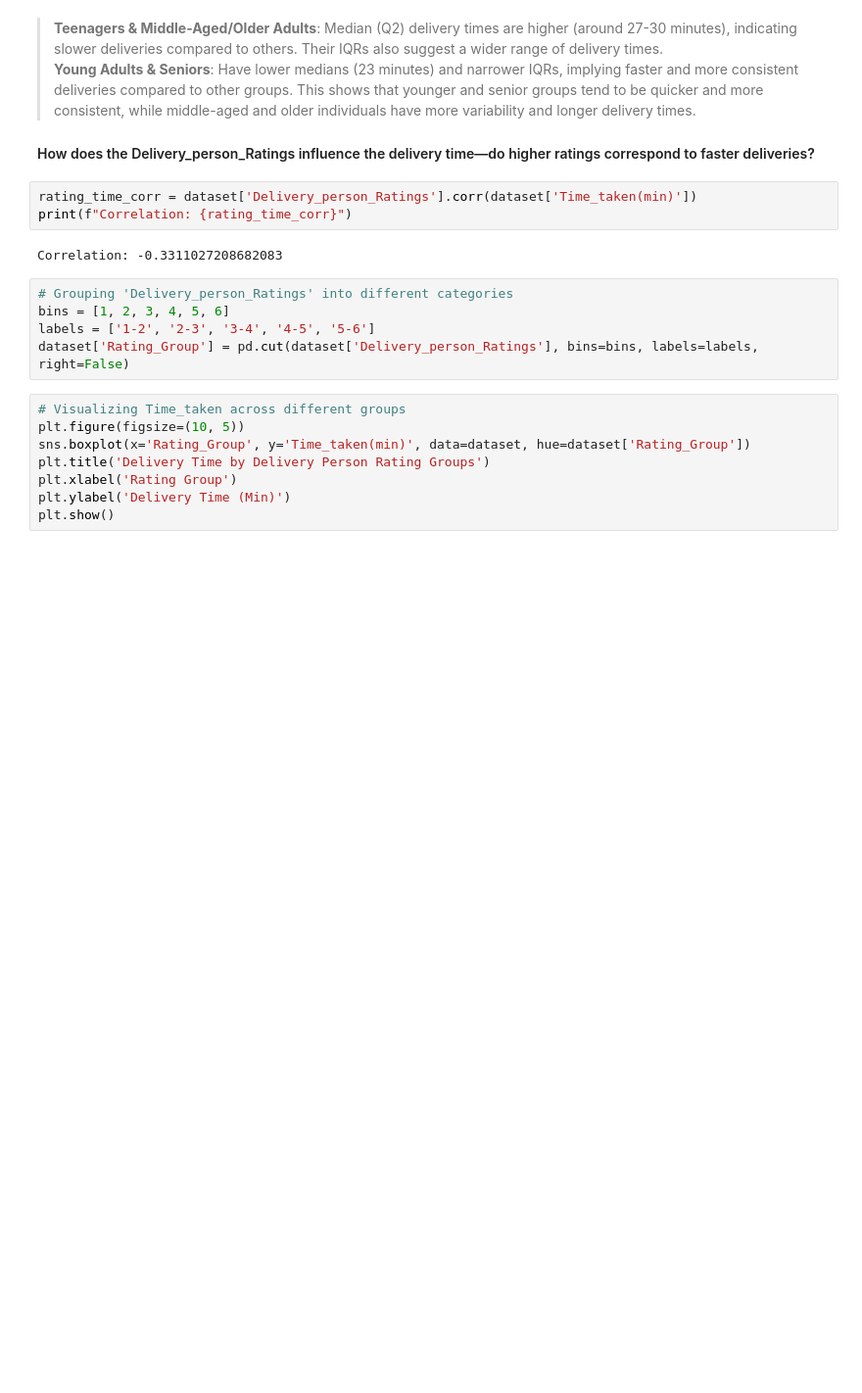
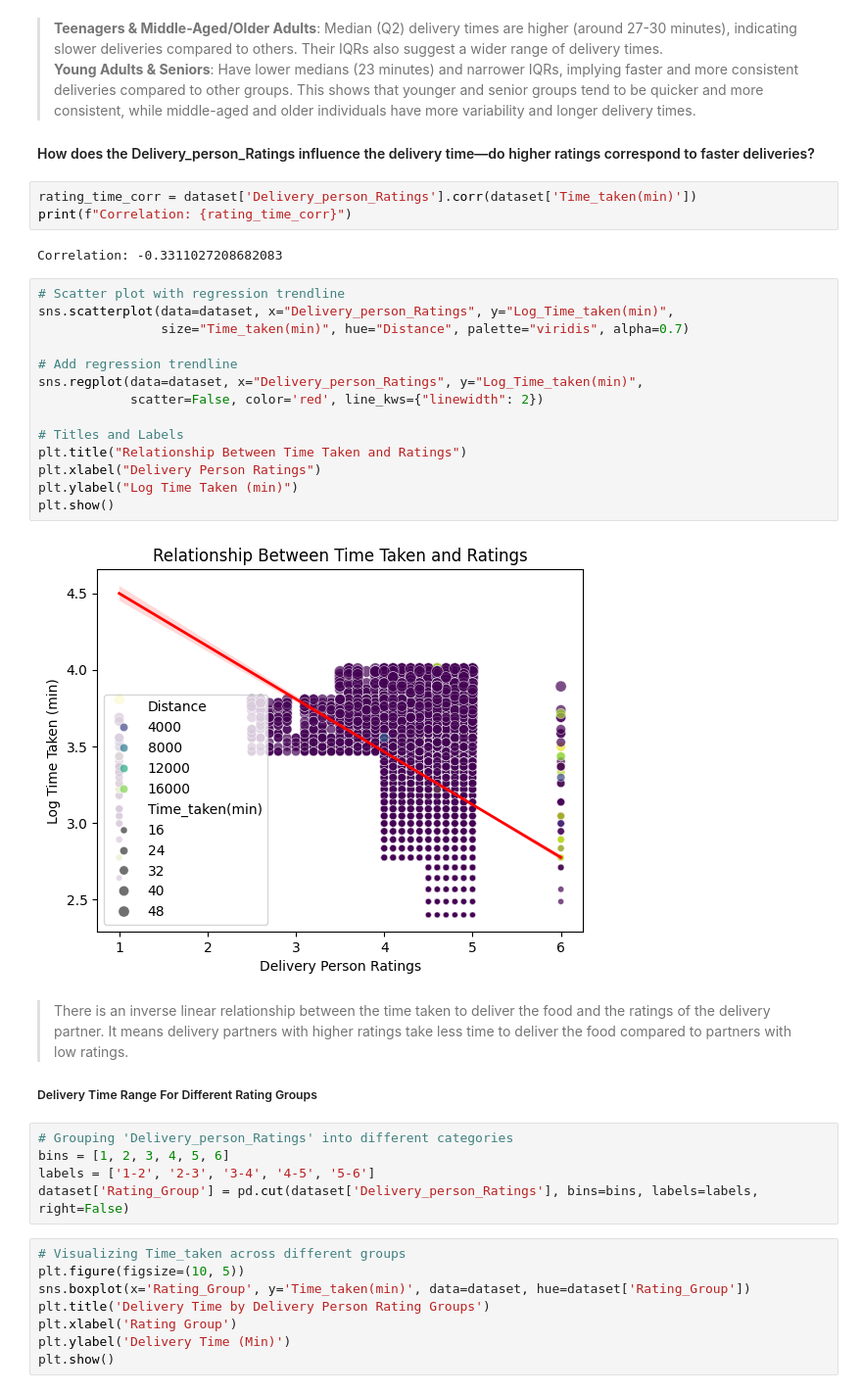
Before and after one commit to Darknight47/Data-Science-Projects-03, a Jupyter notebook: Food_Delivery_Time_Prediction.ipynb, the cells around one changed output. Shown at 98% size. Drawn from its saved outputs; the diff is of its cells as text; blank space fills up the shorter version.

Commit message:
delivery person ratings reg_line with time

```diff
--- a/Food_Delivery_Time_Prediction.ipynb
+++ b/Food_Delivery_Time_Prediction.ipynb
@@ -238,6 +238,26 @@ rating_time_corr = dataset['Delivery_person_Ratings'].corr(dataset['Time_taken(m
 print(f"Correlation: {rating_time_corr}")
 # %% [output]
 Correlation: -0.3311027208682083
+# %%
+# Scatter plot with regression trendline
+sns.scatterplot(data=dataset, x="Delivery_person_Ratings", y="Log_Time_taken(min)",
+                size="Time_taken(min)", hue="Distance", palette="viridis", alpha=0.7)
+
+# Add regression trendline
+sns.regplot(data=dataset, x="Delivery_person_Ratings", y="Log_Time_taken(min)",
+            scatter=False, color='red', line_kws={"linewidth": 2})
+
+# Titles and Labels
+plt.title("Relationship Between Time Taken and Ratings")
+plt.xlabel("Delivery Person Ratings")
+plt.ylabel("Log Time Taken (min)")
+plt.show()
+# %% [output]
+[figure, added]
+# %% [markdown]
+> There is an inverse linear relationship between the time taken to deliver the food and the ratings of the delivery partner. It means delivery partners with higher ratings take less time to deliver the food compared to partners with low ratings.
+
+##### Delivery Time Range For Different Rating Groups
 # %%
 # Grouping 'Delivery_person_Ratings' into different categories
 bins = [1, 2, 3, 4, 5, 6]
```
